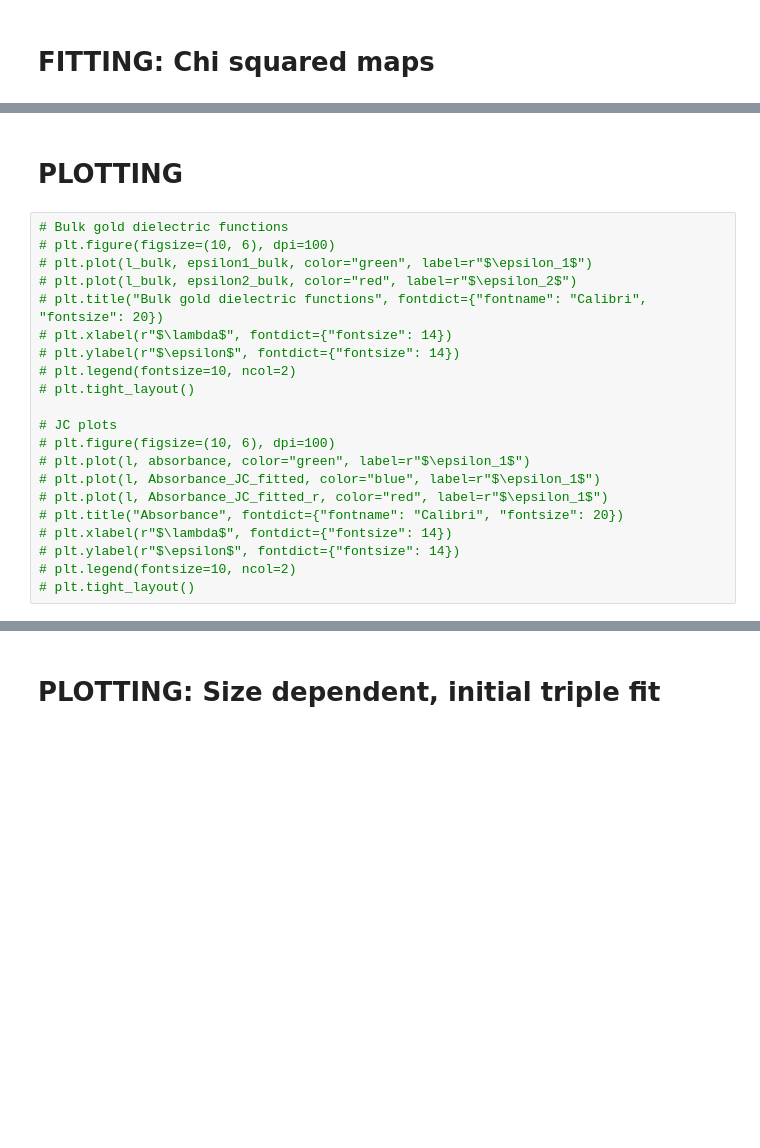
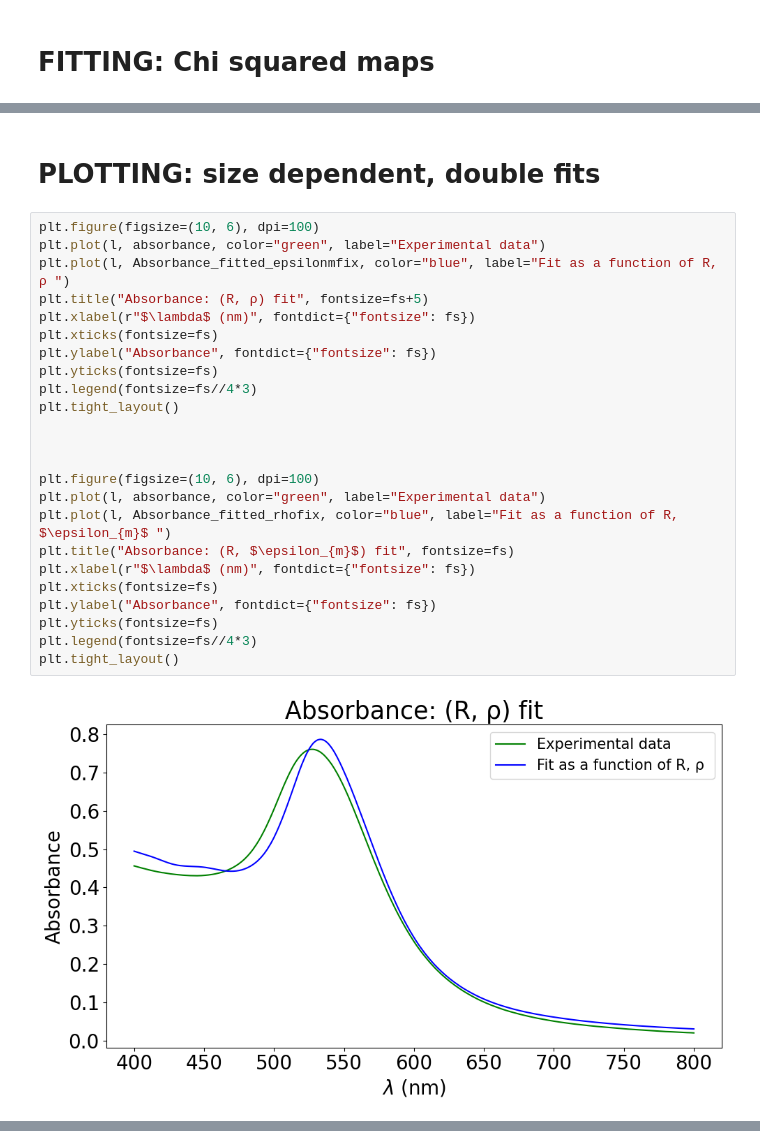
Before and after one commit to DuskrainG/Nanophysics-lab-activity, a Jupyter notebook: notebook_analisi.ipynb, the cells around one changed output, grey strips where cells are left out. Drawn from its saved outputs; the diff is of its cells as text; blank space fills up the shorter version.

```diff
--- a/notebook_analisi.ipynb
+++ b/notebook_analisi.ipynb
@@ -267,23 +303,28 @@ plt.tight_layout()
 # %% [markdown]
-# PLOTTING
+# PLOTTING: size dependent, double fits
 # %%
-# Bulk gold dielectric functions
-# plt.figure(figsize=(10, 6), dpi=100)
-# plt.plot(l_bulk, epsilon1_bulk, color="green", label=r"$\epsilon_1$")
-# plt.plot(l_bulk, epsilon2_bulk, color="red", label=r"$\epsilon_2$")
-# plt.title("Bulk gold dielectric functions", fontdict={"fontname": "Calibri", "fontsize": 20})
-# plt.xlabel(r"$\lambda$", fontdict={"fontsize": 14})
-# plt.ylabel(r"$\epsilon$", fontdict={"fontsize": 14})
-# plt.legend(fontsize=10, ncol=2)
-# plt.tight_layout()
+plt.figure(figsize=(10, 6), dpi=100)
+plt.plot(l, absorbance, color="green", label="Experimental data")
+plt.plot(l, Absorbance_fitted_epsilonmfix, color="blue", label="Fit as a function of R, ρ ")
+plt.title("Absorbance: (R, ρ) fit", fontsize=fs+5)
+plt.xlabel(r"$\lambda$ (nm)", fontdict={"fontsize": fs})
+plt.xticks(fontsize=fs)
+plt.ylabel("Absorbance", fontdict={"fontsize": fs})
+plt.yticks(fontsize=fs)
+plt.legend(fontsize=fs//4*3)
+plt.tight_layout()
 
-# JC plots
-# plt.figure(figsize=(10, 6), dpi=100)
-# plt.plot(l, absorbance, color="green", label=r"$\epsilon_1$")
-# plt.plot(l, Absorbance_JC_fitted, color="blue", label=r"$\epsilon_1$")
-# plt.plot(l, Absorbance_JC_fitted_r, color="red", label=r"$\epsilon_1$")
-# plt.title("Absorbance", fontdict={"fontname": "Calibri", "fontsize": 20})
-# plt.xlabel(r"$\lambda$", fontdict={"fontsize": 14})
-# plt.ylabel(r"$\epsilon$", fontdict={"fontsize": 14})
-# plt.legend(fontsize=10, ncol=2)
-# plt.tight_layout()
+
+
+plt.figure(figsize=(10, 6), dpi=100)
+plt.plot(l, absorbance, color="green", label="Experimental data")
+plt.plot(l, Absorbance_fitted_rhofix, color="blue", label="Fit as a function of R, $\epsilon_{m}$ ")
+plt.title("Absorbance: (R, $\epsilon_{m}$) fit", fontsize=fs)
+plt.xlabel(r"$\lambda$ (nm)", fontdict={"fontsize": fs})
+plt.xticks(fontsize=fs)
+plt.ylabel("Absorbance", fontdict={"fontsize": fs})
+plt.yticks(fontsize=fs)
+plt.legend(fontsize=fs//4*3)
+plt.tight_layout()
+# %% [output]
+[figure, added]
@@ -290,2 +331,0 @@ plt.tight_layout()
-# %% [markdown]
-#  PLOTTING: Size dependent, initial triple fit
```
Also changed, not shown: parts of 14 cells of this notebook, 1 other file.
